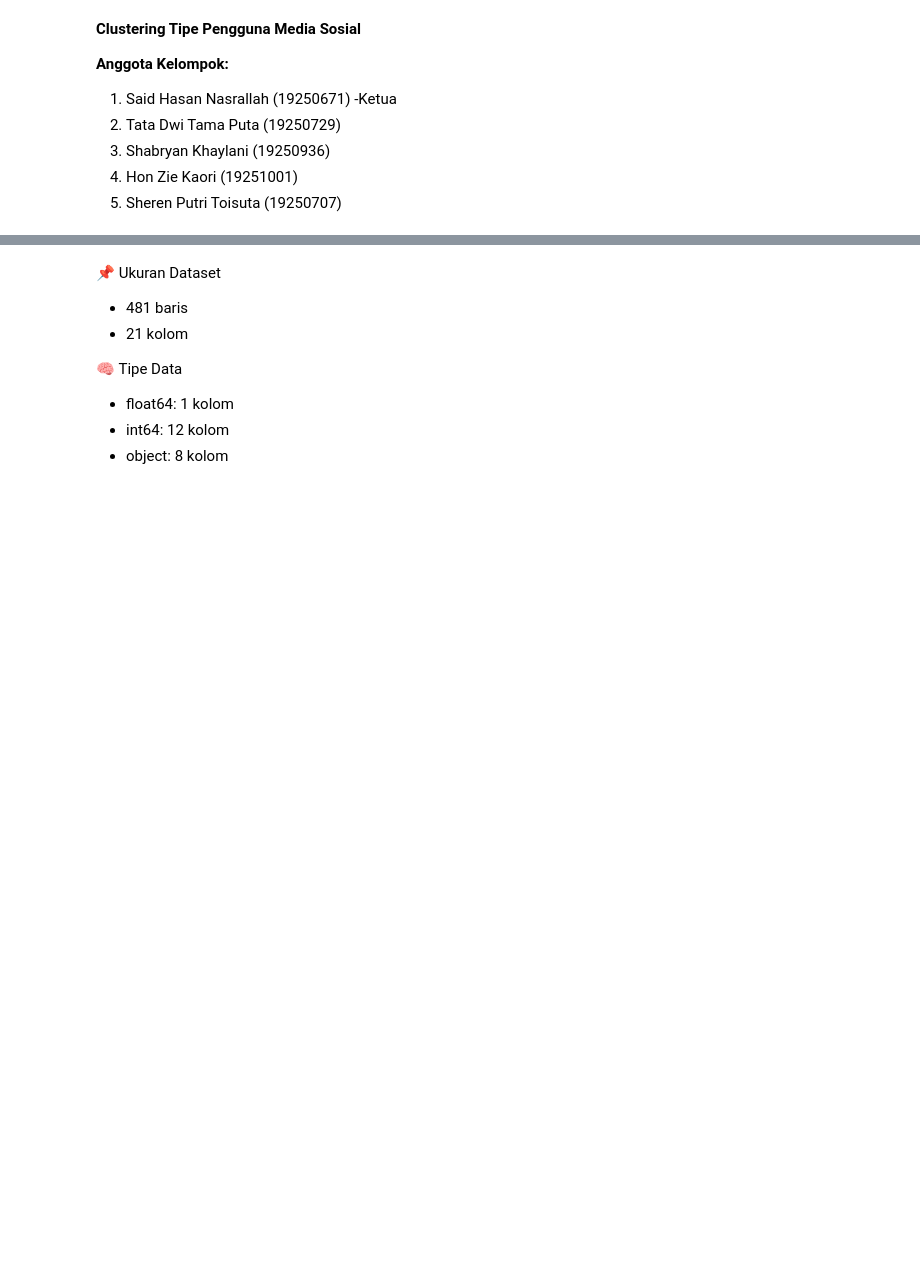
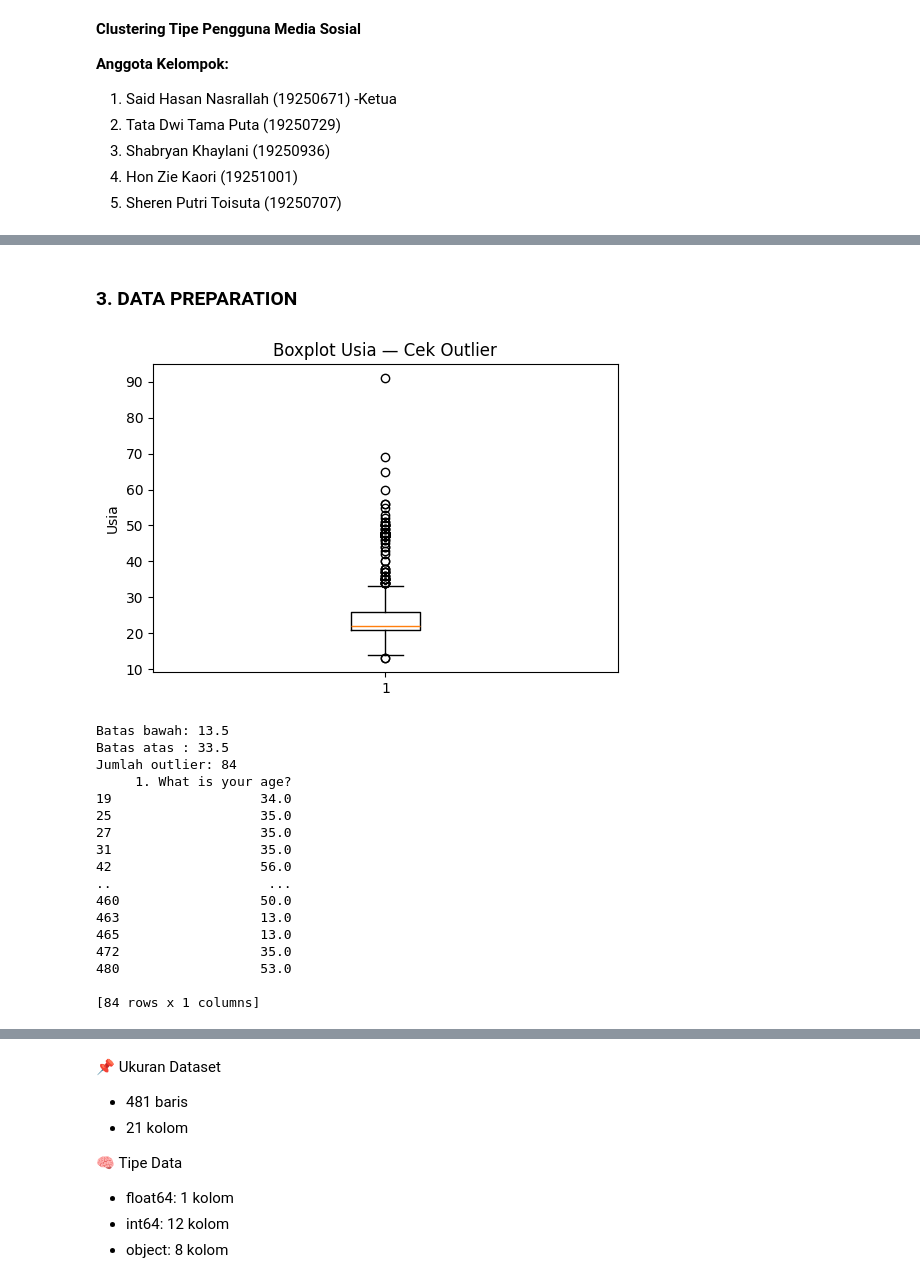
Before and after one commit to Sann11-y/Clustering-types-of-social-media-users, a Jupyter notebook: Project.ipynb, the cells around one changed output, grey strips where cells are left out. Cells and saved outputs as stored; diff of their text form; code cells hidden in the pictures; blank space fills up the shorter version.

```diff
--- a/Project.ipynb
+++ b/Project.ipynb
@@ -86,0 +196,45 @@ Membaca Dataset File CSV
+# %% [markdown]
+### 3. DATA PREPARATION
+# %%
+import matplotlib.pyplot as plt
+
+# Boxplot cek outlier kolom usia
+plt.figure(figsize=(6, 4))
+plt.boxplot(df['1. What is your age?'].dropna())
+plt.title('Boxplot Usia — Cek Outlier')
+plt.ylabel('Usia')
+plt.show()
+
+# IQR Method — hitung batas outlier
+Q1 = df['1. What is your age?'].quantile(0.25)
+Q3 = df['1. What is your age?'].quantile(0.75)
+IQR = Q3 - Q1
+batas_bawah = Q1 - 1.5 * IQR
+batas_atas  = Q3 + 1.5 * IQR
+
+outlier = df[(df['1. What is your age?'] < batas_bawah) |
+             (df['1. What is your age?'] > batas_atas)]
+
+print(f'Batas bawah: {batas_bawah}')
+print(f'Batas atas : {batas_atas}')
+print(f'Jumlah outlier: {len(outlier)}')
+print(outlier[['1. What is your age?']])
+# %% [output]
+[figure, added]
+Batas bawah: 13.5
+Batas atas : 33.5
+Jumlah outlier: 84
+     1. What is your age?
+19                   34.0
+25                   35.0
+27                   35.0
+31                   35.0
+42                   56.0
+..                    ...
+460                  50.0
+463                  13.0
+465                  13.0
+472                  35.0
+480                  53.0
+
+[84 rows x 1 columns]
```
Also changed, not shown: parts of 19 cells of this notebook.
